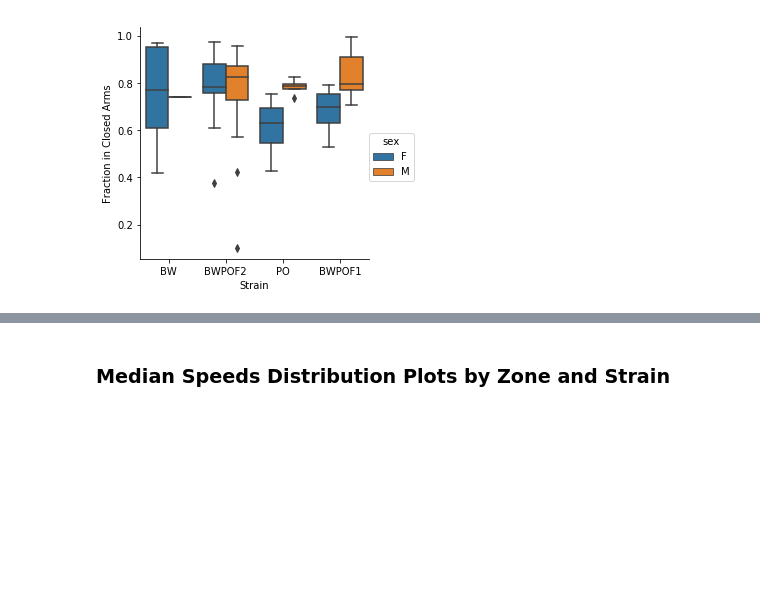
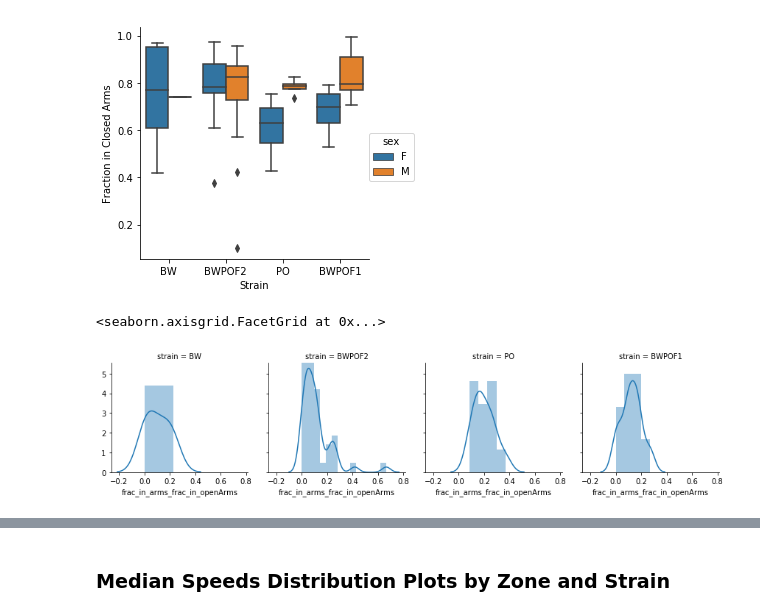
Before and after one commit to zachbogart/mice_behavior_capstone, a Jupyter notebook: analysis/explore_cc.ipynb, the cells around one changed output, grey strips where cells are left out. Cells and saved outputs as stored; diff of their text form; code cells hidden in the pictures; blank space fills up the shorter version.

Commit message:
added more EDA plots

```diff
--- a/analysis/explore_cc.ipynb
+++ b/analysis/explore_cc.ipynb
@@ -125,3 +125,9 @@ p = sns.factorplot("strain", "frac_in_arms_frac_in_closedArms", "sex", data=mice
 p.set_axis_labels("Strain", "Fraction in Closed Arms");
 # %% [output]
 [figure]
+# %%
+g = sns.FacetGrid(mice, col="strain")
+g.map(sns.distplot, "frac_in_arms_frac_in_openArms")
+# %% [output]
+<seaborn.axisgrid.FacetGrid at 0x...>
+[figure, added]
```
Also changed, not shown: parts of 9 cells of this notebook.
